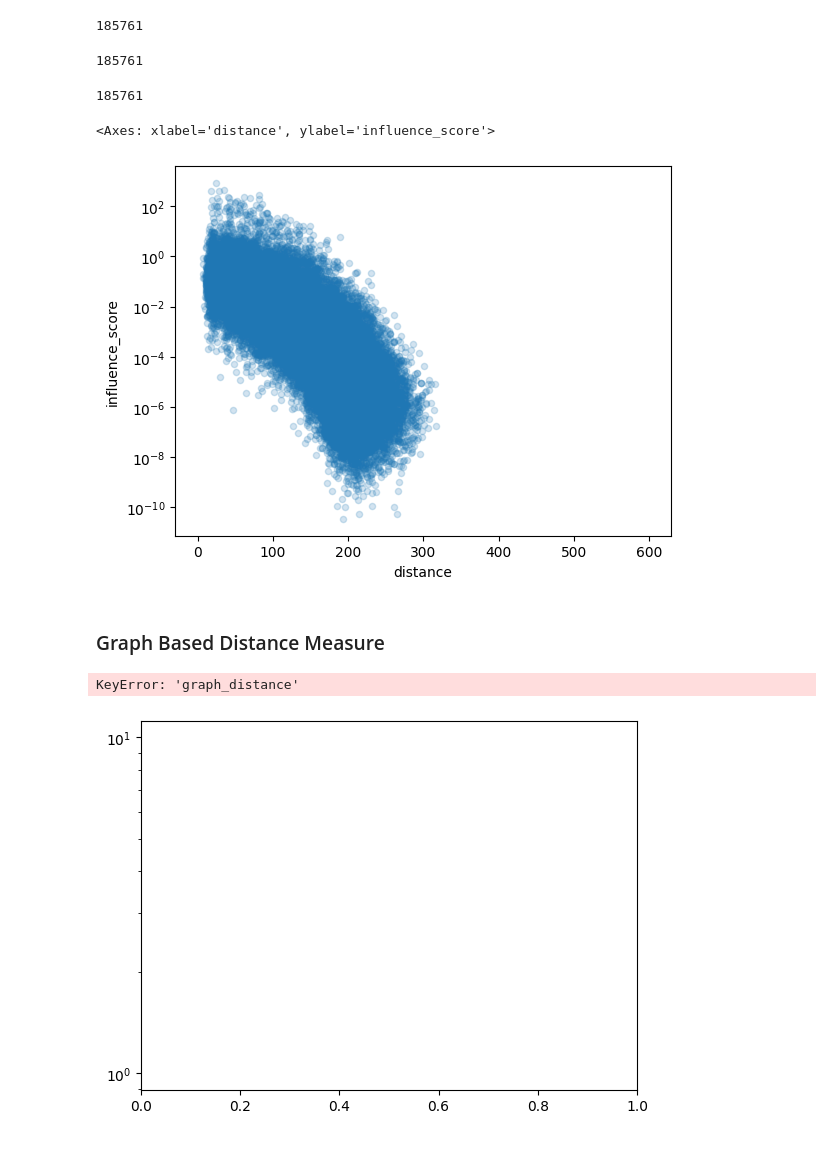
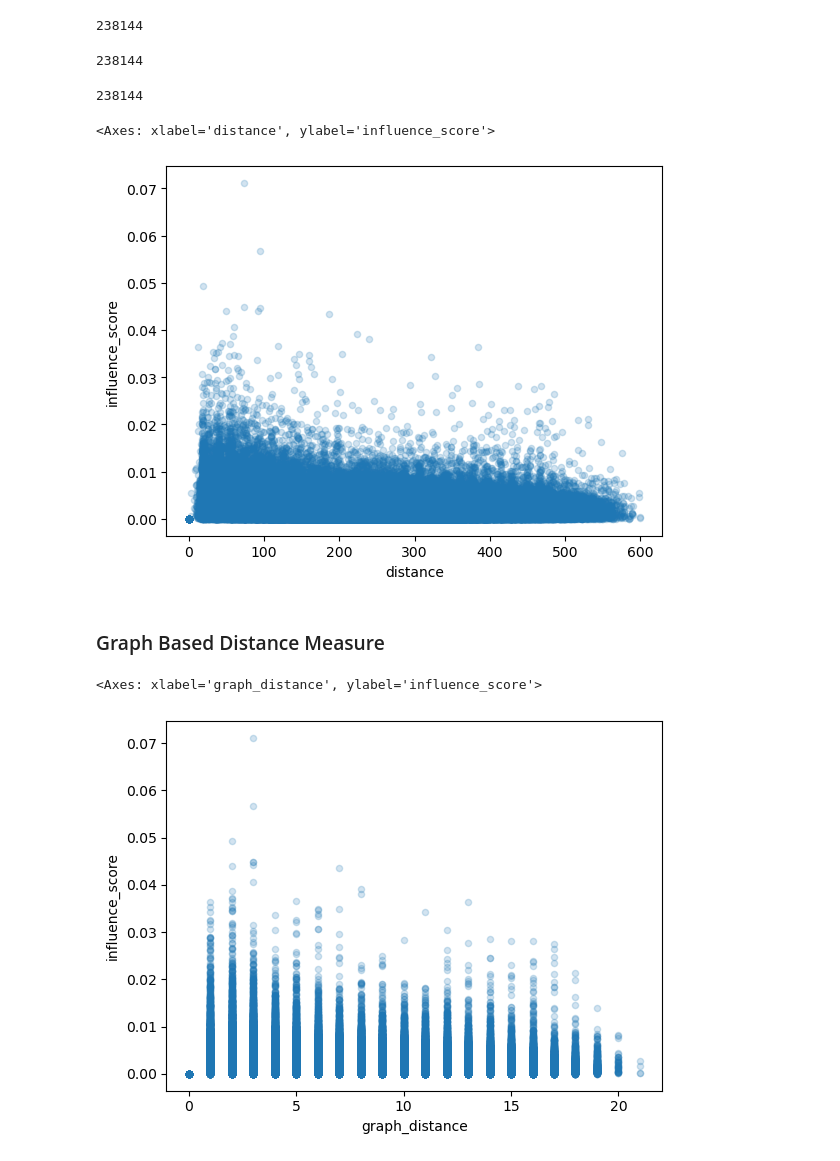
Before and after one commit to PalAvik/lrgb-uva-dl2-11, a Jupyter notebook: analysis/influence.ipynb, the cells around one changed output. Drawn from its saved outputs; the diff is of its cells as text; code cells hidden in the pictures.

Commit message:
complete distance pipeline

```diff
--- a/analysis/influence.ipynb
+++ b/analysis/influence.ipynb
@@ -10,6 +12,7 @@ import numpy as np
 # %%
-with open(r'inf_scores.pkl', 'rb') as f:
-    x = pickle.load(f)[0]
+with open(r'inf_scores_GT.pkl', 'rb') as f:
+    all_res = pickle.load(f)
+    print(f"{len(all_res)} graphs loaded")
 
-print(x.keys())
+x = all_res[0]
 # %% [output]
@@ -34,3 +20,19 @@ Length: 431, dtype: float32
+# %%
+# Normalisation code
+
+inf = x['influence_score'].copy()
+
+def row_normalise(inf):
+
+    row_totals = inf.sum(axis=1)
+    norm = (inf.T/row_totals).T
+
+    return norm
+
+assert np.allclose(row_normalise(inf).sum(axis=1), 1.0)
+# %%
+inf = row_normalise(inf)
+df = pd.DataFrame(inf)
 # %%
 df.index.name = 'source' # TODO is this right?
 
@@ -55,14 +57,14 @@ source_coords = source_coords.rename(columns={0: 'source_x', 1: 'source_y'})
 # %%
 print(len(melted))
 # %% [output]
-185761
+238144
 # %%
 melted = melted.merge(source_coords, on='source', how='left')
 melted = melted.merge(target_cords, on='target', how='left')
 # %%
 print(len(melted))
 # %% [output]
-185761
+238144
 # %%
 melted['distance_sq'] = (melted['source_x'] - melted['target_x'])**2 + (melted['source_y'] -
                                                                         melted['target_y'] )**2
@@ -70,12 +72,12 @@ melted['distance'] = np.sqrt(melted['distance_sq'])
 # %%
 print(len(melted))
 # %% [output]
-185761
+238144
 # %%
-melted.plot.scatter('distance', 'influence_score', logy=True, alpha=0.2,)
+melted.plot.scatter('distance', 'influence_score', logy=False, alpha=0.2)
 # %% [output]
 <Axes: xlabel='distance', ylabel='influence_score'>
-[figure, old version]
+[figure, new version]
 # %% [markdown]
 ### Graph Based Distance Measure
 # %%
@@ -104,7 +106,7 @@ shortest_paths_map = shortest_paths_map.rename(columns={'index': 'source',
 shortest_paths_map['graph_distance'] = shortest_paths_map['graph_distance'].astype('int')
 # %%
 melted = melted.merge(shortest_paths_map, on=['source', 'target'])
-melted.plot.scatter('graph_distance', 'influence_score', logy=True, alpha=0.2,)
+melted.plot.scatter('graph_distance', 'influence_score', logy=False, alpha=0.2,)
 # %% [output]
-KeyError: 'graph_distance'
+<Axes: xlabel='graph_distance', ylabel='influence_score'>
-[figure, old version]
+[figure, new version]
```
Also changed, not shown: parts of 15 cells of this notebook.
